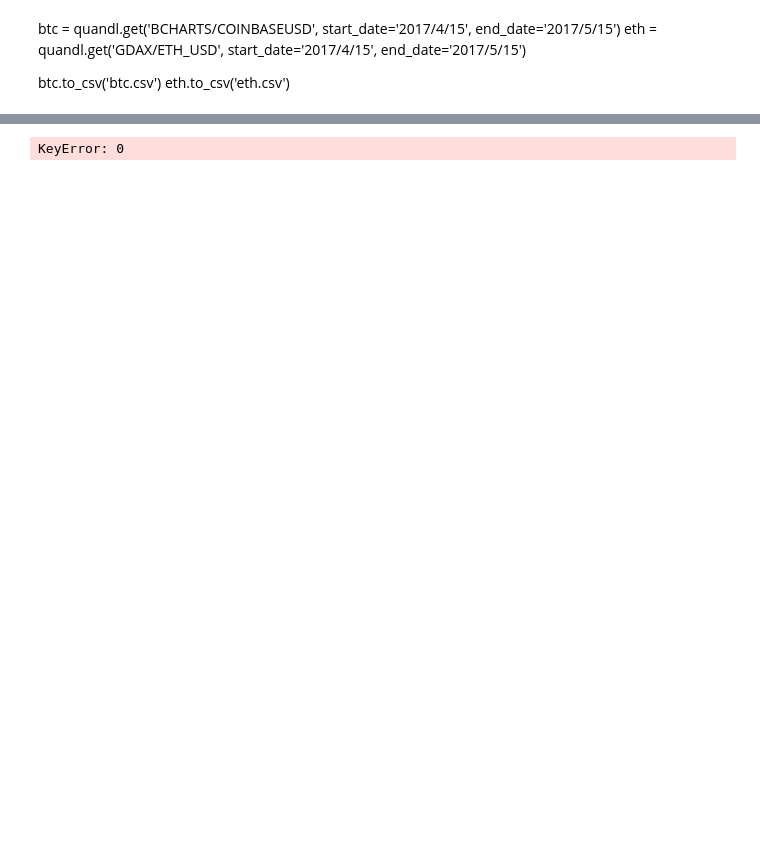
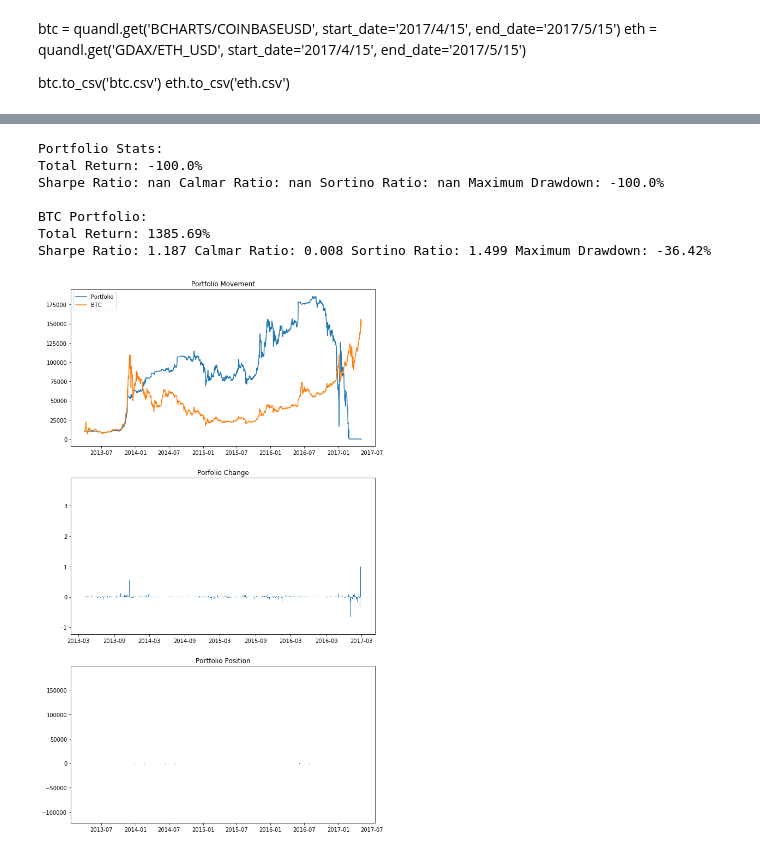
Before and after one commit to warproxxx/CryptoPredictor, a Jupyter notebook: CryptoPredictor/TensorFlow.ipynb, the cells around one changed output, grey strips where cells are left out. Saved outputs shown, nothing was run; the diff lists cells and outputs as text; code cells hidden in the pictures; blank space fills up the shorter version.

Commit message:
Making single strategy backtester

```diff
--- a/CryptoPredictor/TensorFlow.ipynb
+++ b/CryptoPredictor/TensorFlow.ipynb
@@ -298,17 +271,23 @@ R-Value: 0.05016602609857674
 # %%
-combined = pd.concat([pd_Xtrain, pd_ytrain], axis=1)
+pd_ytrain_mod = pd_ytrain.reset_index(drop=True)
+combined = pd.concat([pd_Xtrain, pd_ytrain_mod], axis=1)
 # %%
 bars = {}
 bars['BTC'] = combined
 
 signals = {}
-signals['BTC'] = np.asarray(pd_ytrain)
-
-bars['BTC']['Date'] = bars['BTC'].index
+signals['BTC'] = AL
 # %%
-bt = Backtester(bars, signals, comission=0) #bars should contain
+bt = Backtester(bars, signals, comission=0.1, maxper=0.01) #bars should contain
 bt.perform_backtest()
 positions = bt.get_positions()
-portfolioValue = bt.get_portfolioValue()
+bt.get_outcome()
 # %% [output]
-KeyError: 0
+Portfolio Stats:
+Total Return: -100.0%
+Sharpe Ratio: nan Calmar Ratio: nan Sortino Ratio: nan Maximum Drawdown: -100.0%
+
+BTC Portfolio:
+Total Return: 1385.69%
+Sharpe Ratio: 1.187 Calmar Ratio: 0.008 Sortino Ratio: 1.499 Maximum Drawdown: -36.42%
+[figure, added]
```
Also changed, not shown: parts of 12 cells of this notebook, 8 other files.
